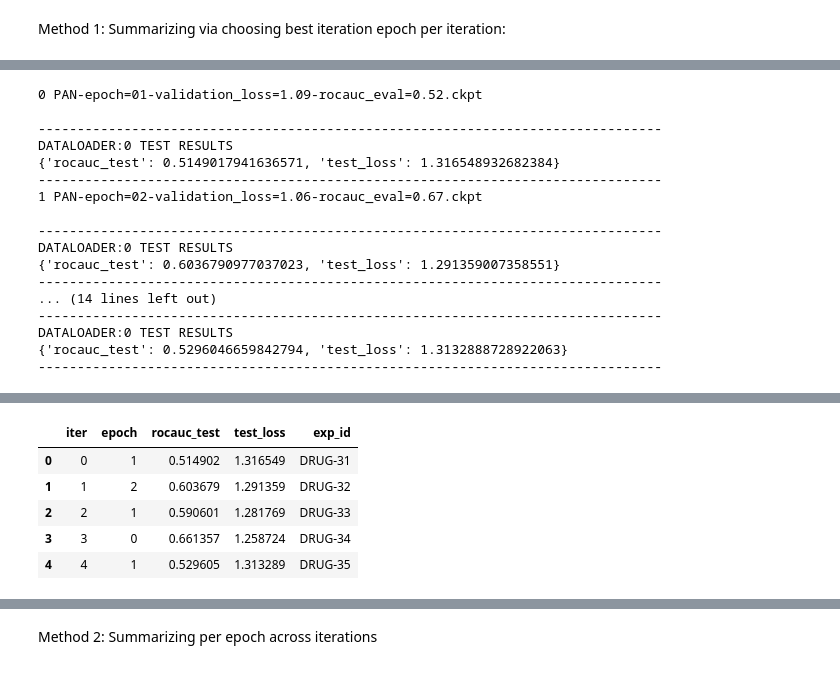
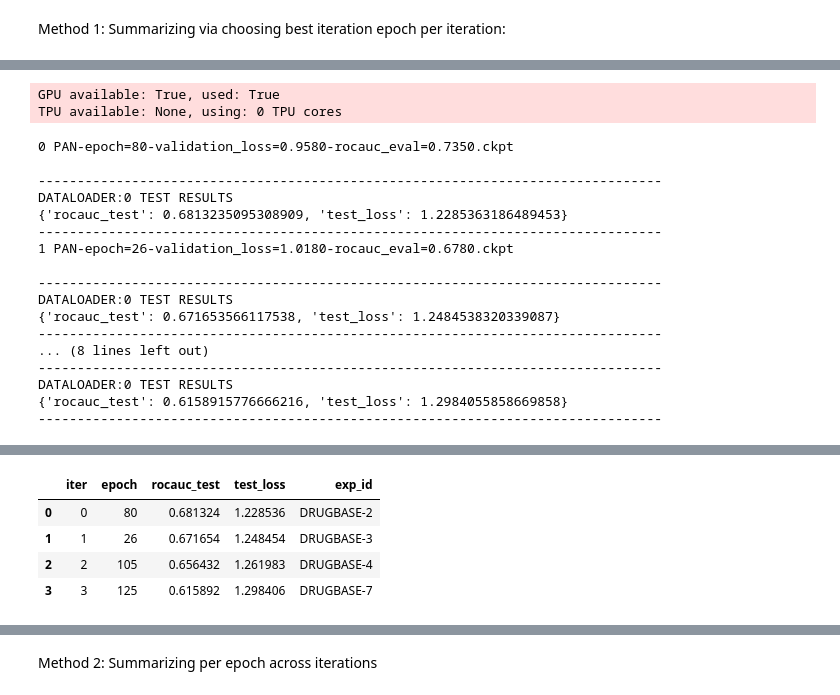
Before and after one commit to hugovergnes/drug-PAN, a Jupyter notebook: code/train_model_colab.ipynb, the cells around one changed output, grey strips where cells are left out. Drawn from its saved outputs; the diff is of its cells as text; code cells hidden in the pictures.

```diff
--- a/code/train_model_colab.ipynb
+++ b/code/train_model_colab.ipynb
@@ -54,6 +83,7 @@ TypeError: ignored
 # loading params
 with open('parameters.json') as json_file:
     parameters = json.load(json_file)
+
 print(parameters)
 
 
@@ -68,13 +98,15 @@ pool_ratio = parameters["pool_ratio"] # fraction of nodes to use for pooled feat
 pan_pool_weight = parameters['pan_pool_weight'] # importance weight on global matrix X
 criterion_pos_weight = parameters['criterion_pos_weight'] # Over-weightage on positive labels
 nhid = parameters["nhid"]
-epochs = parameters['epochs']; epochs=3
+epochs = parameters['epochs']
+
+# Number of iterations to run model
+num_iters = 5
 # %% [output]
 {'dataset_name': 'ogbg-molhiv', 'phi': 0.3, 'runs': 1, 'num_workers': 0, 'batch_size': 128, 'maximum_path_size': 3, 'learning_rate': 0.001, 'weight_decay': 0.0005, 'pool_ratio': 0.5, 'pan_pool_weight' ...
 # %% [markdown]
 Running the model 5 times and saving model checkpoints by epochs:
 # %%
-num_iters = 5
 exp_id_dict = {}
 for i in range(num_iters):
   print("***********************RUNNING MODEL FOR ITERATION " + str(i) + '*********************')
@@ -102,10 +134,10 @@ for i in range(num_iters):
                       filter_size=filter_size)
   neptune_logger = NeptuneLogger(
                   api_key="eyJhcGlfYWRkcmVzcyI6Imh0dHBzOi8vdWkubmVwdHVuZS5haSIsImFwaV91cmwiOiJodHRwczovL3VpLm5lcHR1bmUuYWkiLCJhcGlfa2V5IjoiZDMyZTE4YmUtZTU1Yy00MDhhLTgyMzMtOTJiNzJjMTdkYWJkIn0=",
-                  project_name='leyldy/drugs-PAN',
+                  project_name='leyldy/drugs-PAN-baseline',
                   close_after_fit=False,
                   params=parameters, # your hyperparameters, immutable
-                  tags=['base model', 'filter size across all layers', "criterion pos weight", "iter " + str(i)],  # tags
+                  tags=['baseline model', 'filter size across all layers', "no3rdPool", "iter " + str(i)],  # tags
                   upload_source_files=["parameters.json", "lightning_model.py"]
                   )
 
@@ -212,7 +267,7 @@ dtype: int64
 # %% [markdown]
 Method 1: Summarizing via choosing best iteration epoch per iteration:
 # %%
-idx = full_results.groupby(['exp_id'])['validation_loss'].transform(min) == full_results['validation_loss']
+idx = full_results.groupby(['exp_id'])['rocauc_eval'].transform(max) == full_results['rocauc_eval']
 
 best_epoch_per_iter = full_results[idx]
 best_epoch_per_iter
@@ -227,53 +282,59 @@ best_epoch_per_iter
 from os import listdir
 from os.path import isfile, join
 
 test_results = {'iter': [], 'epoch': [], 'rocauc_test': [], 'test_loss': []}
 model_paths = ['/content/models_' + str(i) for i in range(num_iters)]
+test_trainer = Trainer(
+      max_epochs=epochs,
+      gpus=1,
+      # fast_dev_run=True,
+)
 for i, mod_path in enumerate(model_paths):
   onlyfiles = [f for f in listdir(mod_path) if isfile(join(mod_path, f))]
   best_epoch = int(best_epoch_per_iter.loc[best_epoch_per_iter['iter']==i, 'epoch'])
   onlyfiles = [ckpt_nm for ckpt_nm in onlyfiles if 'epoch='+"{:02d}".format(best_epoch) in ckpt_nm]
   ckpt_nm = onlyfiles[0]
   print(i, ckpt_nm)
 
   ckpt_mod = LightningPAN.load_from_checkpoint(checkpoint_path=mod_path+"/"+ckpt_nm)
-  ckpt_test_results = trainer.test(ckpt_mod)
+  ckpt_test_results = test_trainer.test(ckpt_mod)
 
   test_results['iter'] += [i]
   test_results['epoch'] += [best_epoch]
   test_results['rocauc_test'] += [ckpt_test_results[0]['rocauc_test']]
   test_results['test_loss'] += [ckpt_test_results[0]['test_loss']]
 
 test_results_df = pd.DataFrame.from_dict(test_results).reset_index(drop=True)
 id_to_exp_map = {val: key for key,val in exp_id_dict.items()}
 test_results_df['exp_id'] = test_results_df['iter'].map(id_to_exp_map)
 
 test_results_df.to_csv('/content/test_results.csv', index=False)
 files.download('/content/test_results.csv')
 test_results_df
 # %% [output]
-0 PAN-epoch=01-validation_loss=1.09-rocauc_eval=0.52.ckpt
-
---------------------------------------------------------------------------------
-DATALOADER:0 TEST RESULTS
-{'rocauc_test': 0.5149017941636571, 'test_loss': 1.316548932682384}
---------------------------------------------------------------------------------
-1 PAN-epoch=02-validation_loss=1.06-rocauc_eval=0.67.ckpt
-
---------------------------------------------------------------------------------
-DATALOADER:0 TEST RESULTS
-{'rocauc_test': 0.6036790977037023, 'test_loss': 1.291359007358551}
---------------------------------------------------------------------------------
-... (14 lines left out)
---------------------------------------------------------------------------------
-DATALOADER:0 TEST RESULTS
-{'rocauc_test': 0.5296046659842794, 'test_loss': 1.3132888728922063}
---------------------------------------------------------------------------------
+GPU available: True, used: True
+TPU available: None, using: 0 TPU cores
+0 PAN-epoch=80-validation_loss=0.9580-rocauc_eval=0.7350.ckpt
+
+--------------------------------------------------------------------------------
+DATALOADER:0 TEST RESULTS
+{'rocauc_test': 0.6813235095308909, 'test_loss': 1.2285363186489453}
+--------------------------------------------------------------------------------
+1 PAN-epoch=26-validation_loss=1.0180-rocauc_eval=0.6780.ckpt
+
+--------------------------------------------------------------------------------
+DATALOADER:0 TEST RESULTS
+{'rocauc_test': 0.671653566117538, 'test_loss': 1.2484538320339087}
+--------------------------------------------------------------------------------
+... (8 lines left out)
+--------------------------------------------------------------------------------
+DATALOADER:0 TEST RESULTS
+{'rocauc_test': 0.6158915776666216, 'test_loss': 1.2984055858669858}
+--------------------------------------------------------------------------------
 [interactive output not drawn]
 [interactive output not drawn]
 |  | iter | epoch | rocauc_test | test_loss | exp_id |
-| 0 | 0 | 1 | 0.514902 | 1.316549 | DRUG-31 |
-| 1 | 1 | 2 | 0.603679 | 1.291359 | DRUG-32 |
-| 2 | 2 | 1 | 0.590601 | 1.281769 | DRUG-33 |
-| 3 | 3 | 0 | 0.661357 | 1.258724 | DRUG-34 |
-| 4 | 4 | 1 | 0.529605 | 1.313289 | DRUG-35 |
+| 0 | 0 | 80 | 0.681324 | 1.228536 | DRUGBASE-2 |
+| 1 | 1 | 26 | 0.671654 | 1.248454 | DRUGBASE-3 |
+| 2 | 2 | 105 | 0.656432 | 1.261983 | DRUGBASE-4 |
+| 3 | 3 | 125 | 0.615892 | 1.298406 | DRUGBASE-7 |
```
Also changed, not shown: parts of 12 cells of this notebook, 1 other file.
